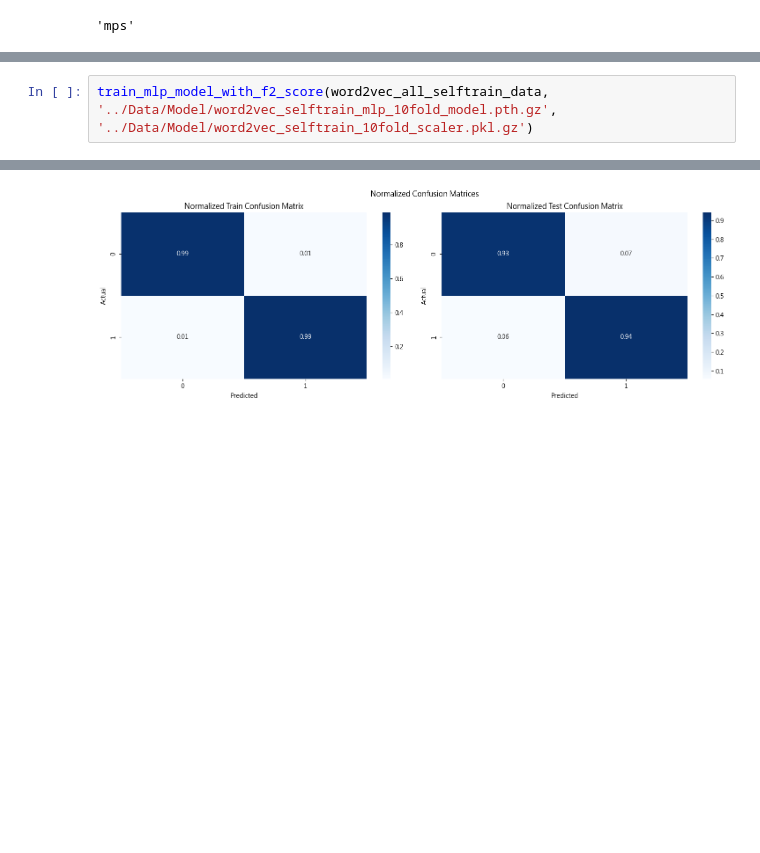
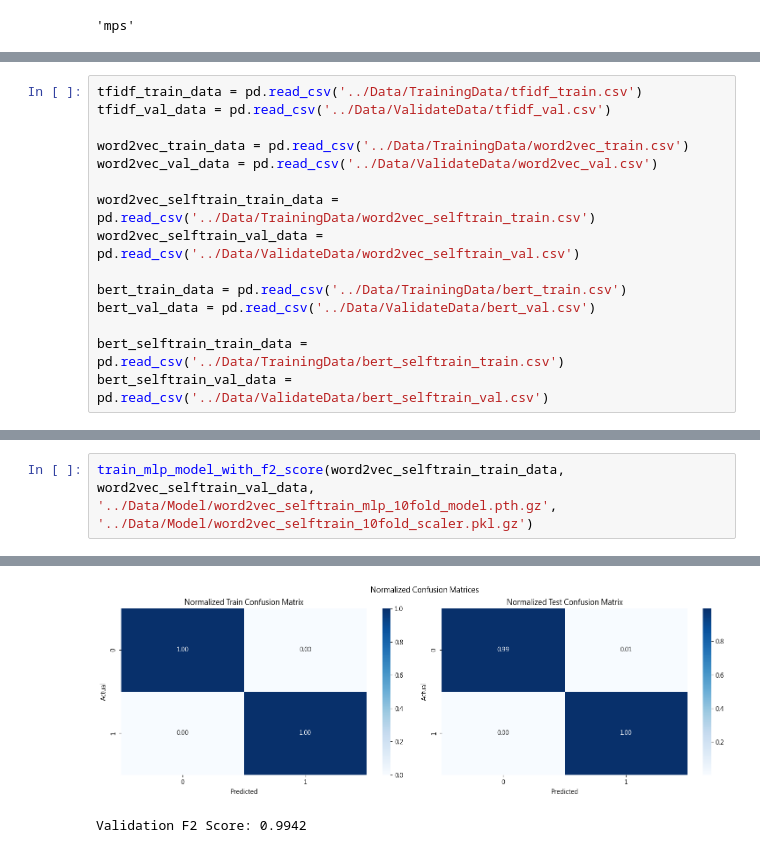
Before and after one commit to JimSu-TW/2024_Spring_DeepLearning_FinalProject, a Jupyter notebook: Classifier/MLP_10Fold.ipynb, the cells around one changed output, grey strips where cells are left out. Cells and saved outputs as stored; diff of their text form; blank space fills up the shorter version.

Commit message:
20240530 -3
1. update vector files
2. update models

```diff
--- a/Classifier/MLP_10Fold.ipynb
+++ b/Classifier/MLP_10Fold.ipynb
@@ -51 +30,16 @@ bert_all_selftrain_data['source'] = bert_all_selftrain_data['source'].apply(lamb
+# %%
+tfidf_train_data = pd.read_csv('../Data/TrainingData/tfidf_train.csv')
+tfidf_val_data = pd.read_csv('../Data/ValidateData/tfidf_val.csv')
+
+word2vec_train_data = pd.read_csv('../Data/TrainingData/word2vec_train.csv')
+word2vec_val_data = pd.read_csv('../Data/ValidateData/word2vec_val.csv')
+
+word2vec_selftrain_train_data = pd.read_csv('../Data/TrainingData/word2vec_selftrain_train.csv')
+word2vec_selftrain_val_data = pd.read_csv('../Data/ValidateData/word2vec_selftrain_val.csv')
+
+bert_train_data = pd.read_csv('../Data/TrainingData/bert_train.csv')
+bert_val_data = pd.read_csv('../Data/ValidateData/bert_val.csv')
+
+bert_selftrain_train_data = pd.read_csv('../Data/TrainingData/bert_selftrain_train.csv')
+bert_selftrain_val_data = pd.read_csv('../Data/ValidateData/bert_selftrain_val.csv')
 # %%
@@ -190,3 +215,3 @@ Average F2 Score: 0.9060
 # %%
-train_mlp_model_with_f2_score(word2vec_all_selftrain_data, '../Data/Model/word2vec_selftrain_mlp_10fold_model.pth.gz', '../Data/Model/word2vec_selftrain_10fold_scaler.pkl.gz')
+train_mlp_model_with_f2_score(word2vec_selftrain_train_data, word2vec_selftrain_val_data, '../Data/Model/word2vec_selftrain_mlp_10fold_model.pth.gz', '../Data/Model/word2vec_selftrain_10fold_scaler.pkl.gz')
 # %% [output]
@@ -210 +235,2 @@ Average F2 Score: 0.9403
-[figure, old version]
+[figure, new version]
+Validation F2 Score: 0.9942
```
Also changed, not shown: parts of 7 cells of this notebook, 38 other files.
